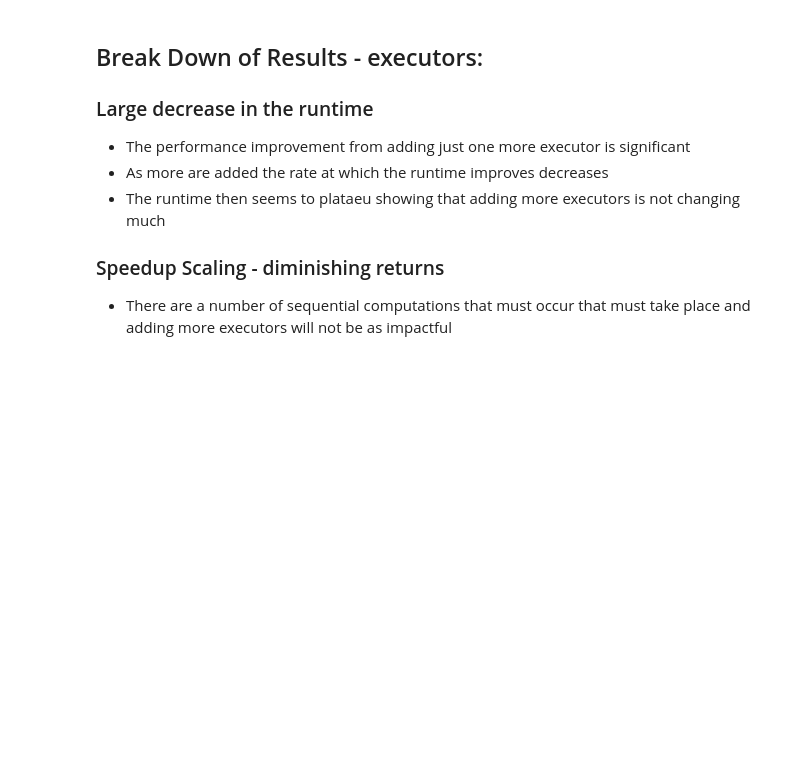
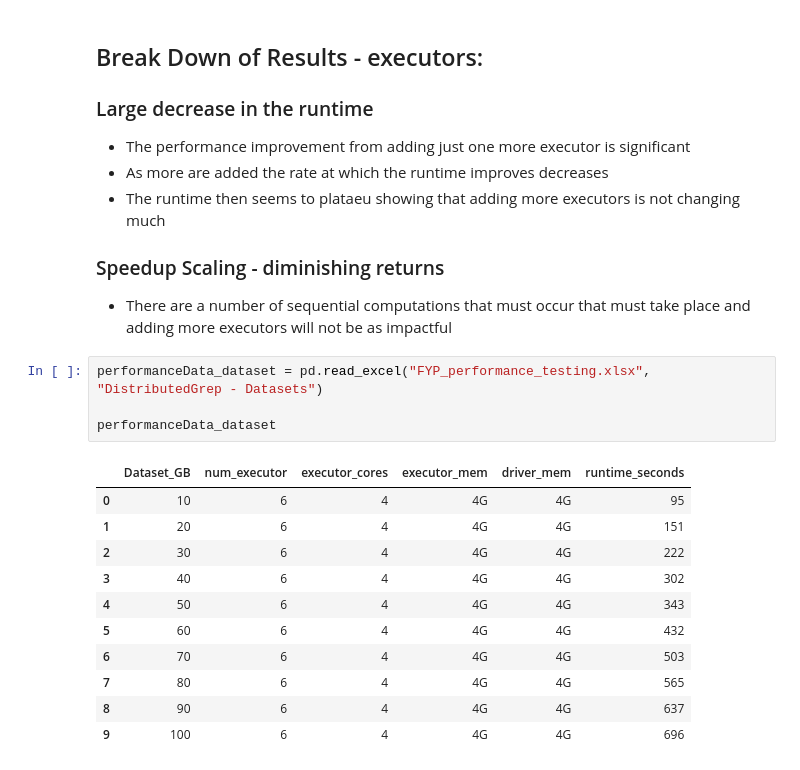
Before and after one commit to Arbzzz04/spark-massive-scale-analytics, a Jupyter notebook: product/Performance_testing/distributedgrep_performance.ipynb, the cells around one changed output. Saved outputs shown, nothing was run; the diff lists cells and outputs as text; blank space fills up the shorter version.

```diff
--- a/product/Performance_testing/distributedgrep_performance.ipynb
+++ b/product/Performance_testing/distributedgrep_performance.ipynb
@@ -49,3 +50,19 @@ Text(0, 0.5, 'Runtime (seconds)')
 ### Speedup Scaling - diminishing returns
 
 - There are a number of sequential computations that must occur that must take place and adding more executors will not be as impactful
+# %%
+performanceData_dataset = pd.read_excel("FYP_performance_testing.xlsx", "DistributedGrep - Datasets")
+
+performanceData_dataset
+# %% [output]
+|  | Dataset_GB | num_executor | executor_cores | executor_mem | driver_mem | runtime_seconds |
+| 0 | 10 | 6 | 4 | 4G | 4G | 95 |
+| 1 | 20 | 6 | 4 | 4G | 4G | 151 |
+| 2 | 30 | 6 | 4 | 4G | 4G | 222 |
+| 3 | 40 | 6 | 4 | 4G | 4G | 302 |
+| 4 | 50 | 6 | 4 | 4G | 4G | 343 |
+| 5 | 60 | 6 | 4 | 4G | 4G | 432 |
+| 6 | 70 | 6 | 4 | 4G | 4G | 503 |
+| 7 | 80 | 6 | 4 | 4G | 4G | 565 |
+| 8 | 90 | 6 | 4 | 4G | 4G | 637 |
+| 9 | 100 | 6 | 4 | 4G | 4G | 696 |
```
Also changed, not shown: parts of 3 cells of this notebook.
